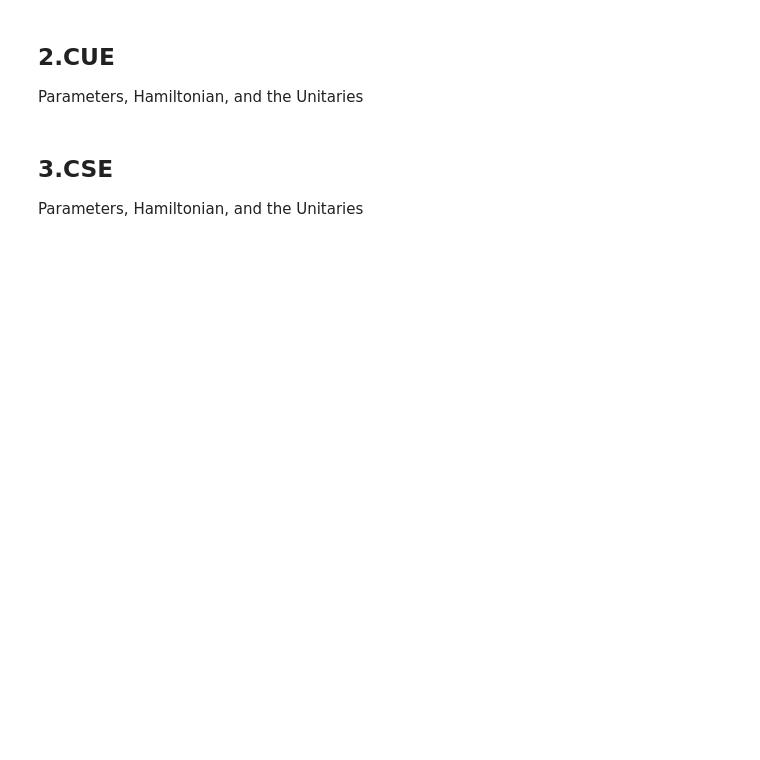
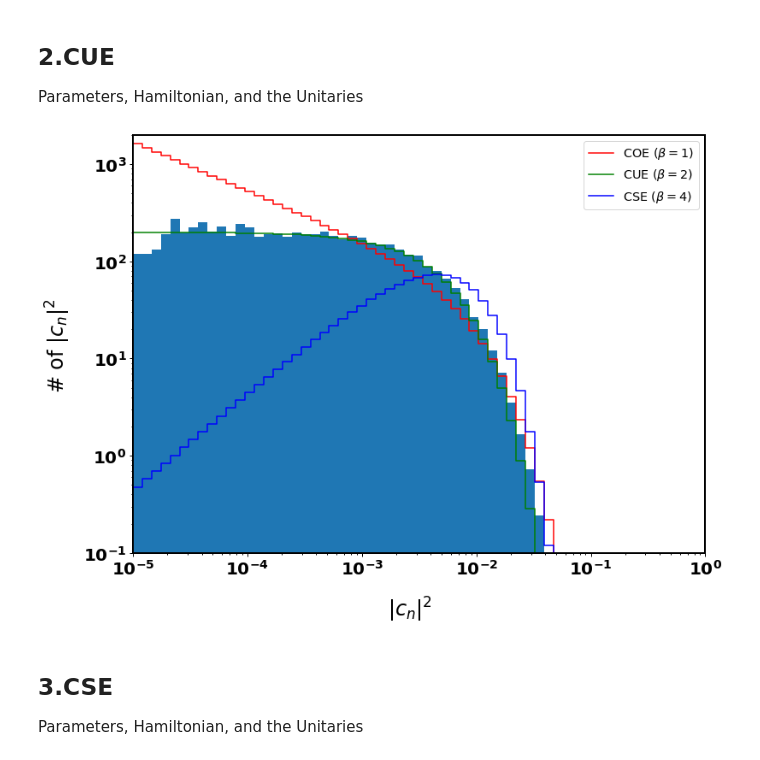
Before and after one commit to CirQuS-UTS/QuanGuru, a Jupyter notebook: RMT_statistics/EigenvectorStatistics/20200123.ipynb, the cells around one changed output. Saved outputs shown, nothing was run; the diff lists cells and outputs as text; code cells hidden in the pictures; blank space fills up the shorter version.

```diff
--- a/RMT_statistics/EigenvectorStatistics/20200123.ipynb
+++ b/RMT_statistics/EigenvectorStatistics/20200123.ipynb
@@ -86,36 +68,38 @@ sPlt.pltEig(components, Dims=((2*j) + 1), Bins=bins, Step=True, logScale=True)
 Parameters, Hamiltonian, and the Unitaries
 # %%
 # Parameters
-pu = 1.7
-ju = 100
-ku = 6
-kpu = 0.5
+p_unitary = 1.7
+j_unitary = 100
+k_unitary = 6
+kp_unitary = 0.5
 
 # required operators
-jzu = qOps.Jz(ju)
-jxu = qOps.Jx(ju)
-jyu = qOps.Jy(ju)
-jzsu = jzu@jzu
-jxsu = jxu@jxu
+jz_unitary = qOps.Jz(j_unitary)
+jx_unitary = qOps.Jx(j_unitary)
+jy_unitary = qOps.Jy(j_unitary)
+jzs_unitary = jz_unitary@jz_unitary
+jxs_unitary = jx_unitary@jx_unitary
 
 # Hamiltonians
-h_u = pu*jy
-v_u1 = (ku/(2*j))*(jzsu)
-v_u2 = (kpu/(2*j))*(jxsu)
+h_unitary = p_unitary*jy_unitary
+v_unitary1 = (k_unitary/(2*j_unitary))*(jzs_unitary)
+v_unitary2 = (kp_unitary/(2*j_unitary))*(jxs_unitary)
 
 # Unitaries
-U_hu = liou.Liouvillian(h_u)
-U_u1 = liou.Liouvillian(v_u1)@U_hu
-U_u = liou.Liouvillian(v_u2)@U_u1
+U_h_unitary = liou.Liouvillian(h_unitary)
+U_unitary1 = liou.Liouvillian(v_unitary1)@U_h_unitary
+U_unitary = liou.Liouvillian(v_unitary2)@U_unitary1
 
 # Eigenvectors of the U_u
-vecsu = lina.eig(U_u.toarray())[1]
+vecs_unitary = lina.eig(U_unitary.toarray())[1]
 
 # components of eigenvectors in the Jz basis
-components = (np.abs(vecsu.flatten()))**2
+components_unitary = (np.abs(vecs_unitary.flatten()))**2
 # %%
 # discrete PDF and log axes
-sPlt.pltEig(components, Dims=((2*ju) + 1), Bins=bins, Step=True, logScale=True)
+sPlt.pltEig(components_unitary, Dims=((2*j_unitary) + 1), Bins=bins, Step=True, logScale=True)
+# %% [output]
+[figure, added]
 # %% [markdown]
  ## 3.CSE
 
```
Also changed, not shown: parts of 16 cells of this notebook, 1 other file.
